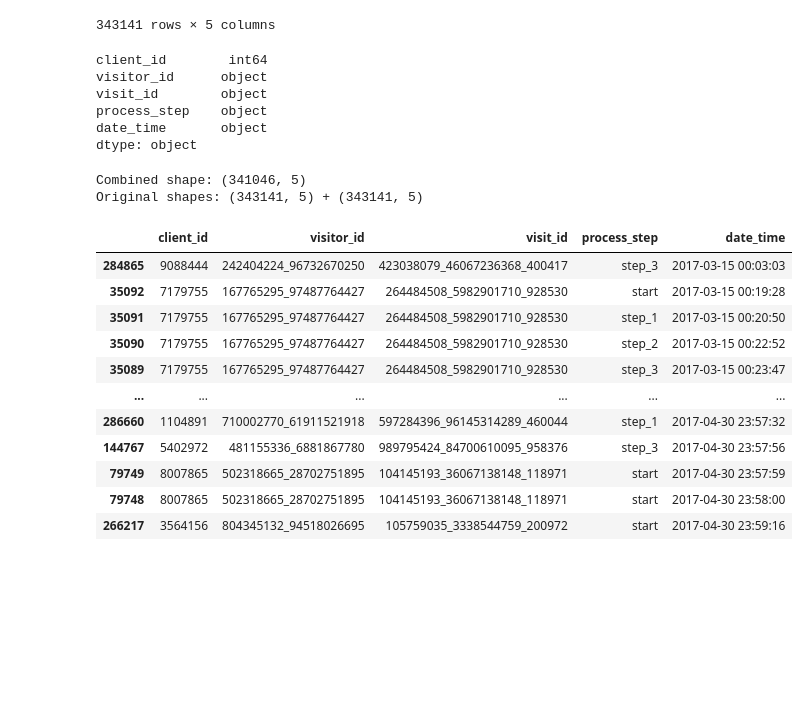
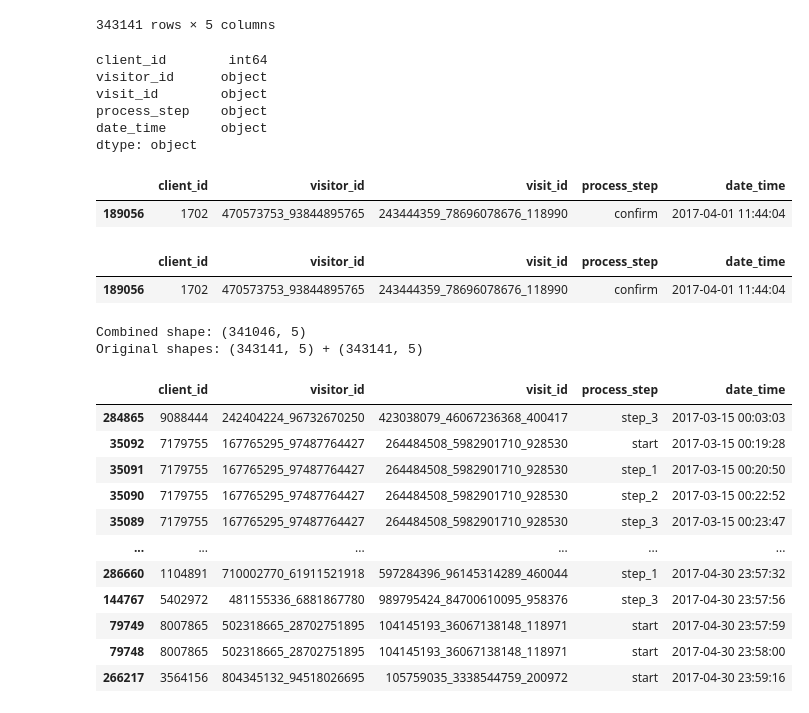
Before and after one commit to luispabloaiello-da/vanguard_project, a Jupyter notebook: notebooks/main.ipynb, the cells around one changed output. Drawn from its saved outputs; the diff is of its cells as text; code cells hidden in the pictures; blank space fills up the shorter version.

```diff
--- a/notebooks/main.ipynb
+++ b/notebooks/main.ipynb
@@ -154,6 +154,16 @@ visit_id        object
 process_step    object
 date_time       object
 dtype: object
+# %%
+df_web_data_pt_1[df_web_data_pt_1['client_id'] == 1702].sort_values(by='date_time')
+# %% [output]
+|  | client_id | visitor_id | visit_id | process_step | date_time |
+| 189056 | 1702 | 470573753_93844895765 | 243444359_78696078676_118990 | confirm | 2017-04-01 11:44:04 |
+# %%
+df_web_data_pt_2[df_web_data_pt_2['client_id'] == 1702].sort_values(by='date_time')
+# %% [output]
+|  | client_id | visitor_id | visit_id | process_step | date_time |
+| 189056 | 1702 | 470573753_93844895765 | 243444359_78696078676_118990 | confirm | 2017-04-01 11:44:04 |
 # %%
 # Concatenate the two web data parts vertically and drop duplicates
 df_web_data = pd.concat([df_web_data_pt_1, df_web_data_pt_2], ignore_index=True).drop_duplicates().reset_index(drop=True)
```
Also changed, not shown: 11 other files.
